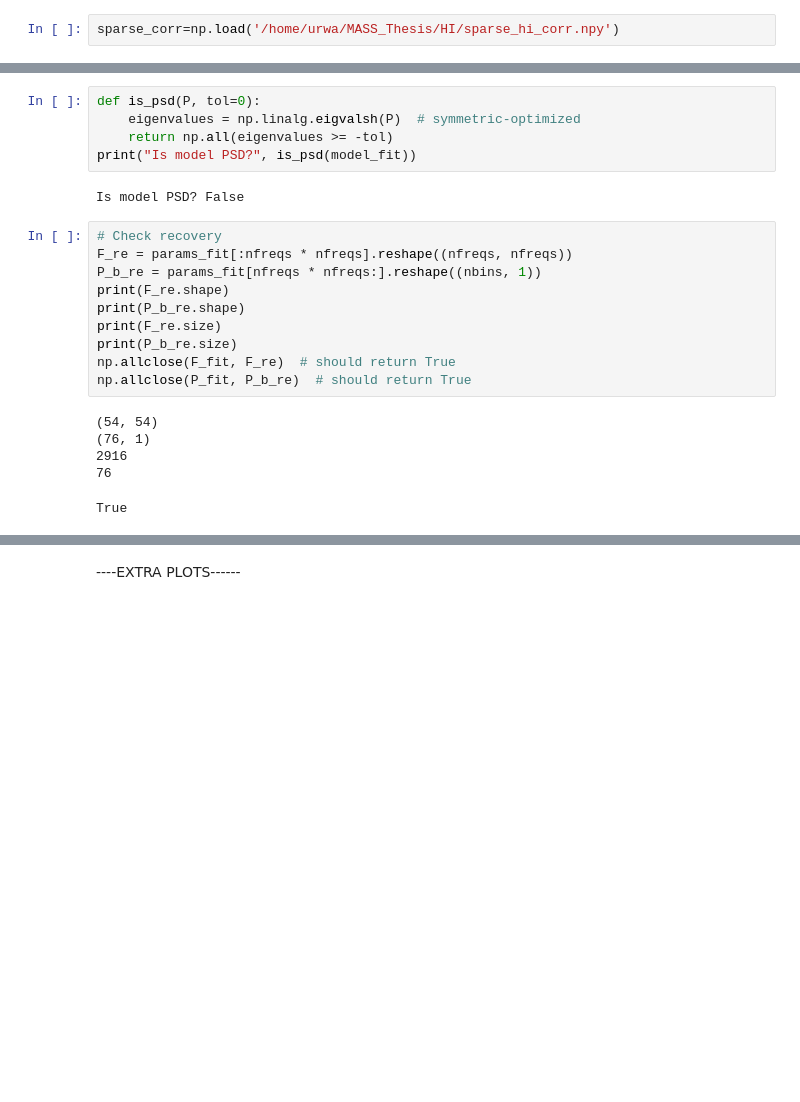
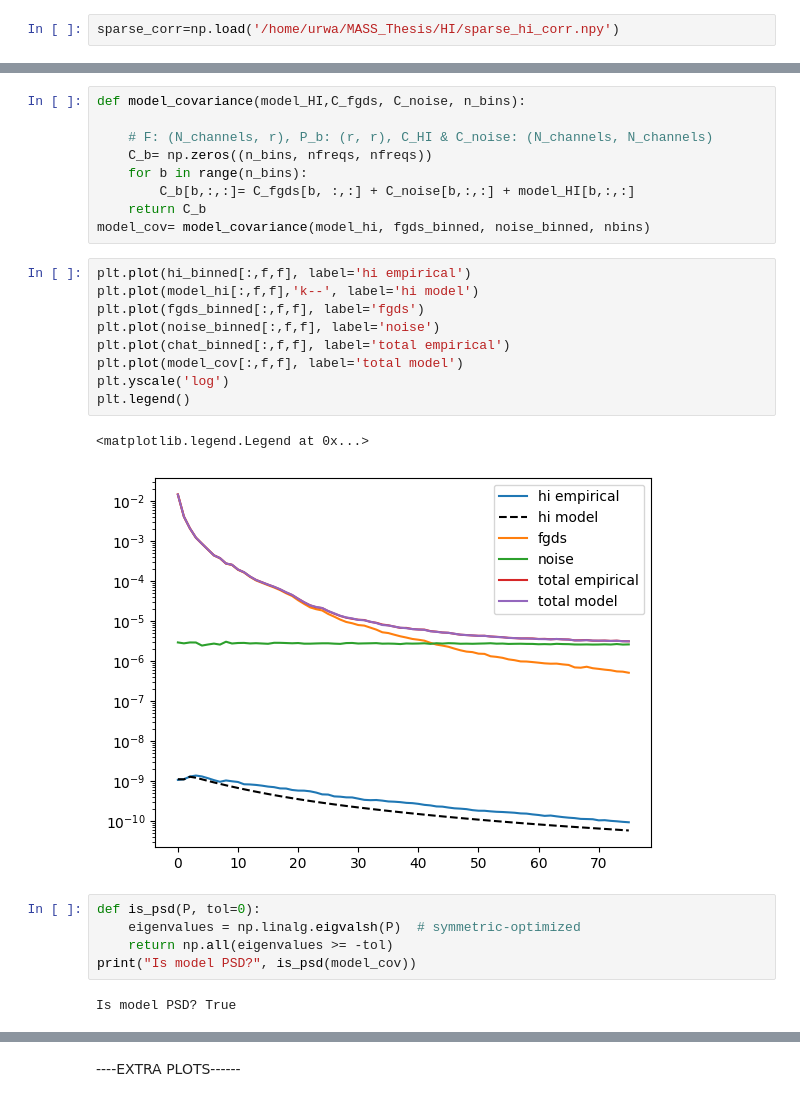
Before and after one commit to urwa99/MASS_Thesis, a Jupyter notebook: HI/parametric_model.ipynb, the cells around one changed output, grey strips where cells are left out. Saved outputs shown, nothing was run; the diff lists cells and outputs as text; blank space fills up the shorter version.

```diff
--- a/HI/parametric_model.ipynb
+++ b/HI/parametric_model.ipynb
@@ -185,24 +187,29 @@ plt.legend()
+# %%
+def model_covariance(model_HI,C_fgds, C_noise, n_bins):
+
+    # F: (N_channels, r), P_b: (r, r), C_HI & C_noise: (N_channels, N_channels)
+    C_b= np.zeros((n_bins, nfreqs, nfreqs))
+    for b in range(n_bins):
+        C_b[b,:,:]= C_fgds[b, :,:] + C_noise[b,:,:] + model_HI[b,:,:]
+    return C_b
+model_cov= model_covariance(model_hi, fgds_binned, noise_binned, nbins)
+# %%
+plt.plot(hi_binned[:,f,f], label='hi empirical')
+plt.plot(model_hi[:,f,f],'k--', label='hi model')
+plt.plot(fgds_binned[:,f,f], label='fgds')
+plt.plot(noise_binned[:,f,f], label='noise')
+plt.plot(chat_binned[:,f,f], label='total empirical')
+plt.plot(model_cov[:,f,f], label='total model')
+plt.yscale('log')
+plt.legend()
+# %% [output]
+<matplotlib.legend.Legend at 0x...>
+[figure, added]
 # %%
 def is_psd(P, tol=0):
     eigenvalues = np.linalg.eigvalsh(P)  # symmetric-optimized
     return np.all(eigenvalues >= -tol)
-print("Is model PSD?", is_psd(model_fit))
+print("Is model PSD?", is_psd(model_cov))
 # %% [output]
-Is model PSD? False
+Is model PSD? True
-# %%
-# Check recovery
-F_re = params_fit[:nfreqs * nfreqs].reshape((nfreqs, nfreqs))
-P_b_re = params_fit[nfreqs * nfreqs:].reshape((nbins, 1))
-print(F_re.shape)
-print(P_b_re.shape)
-print(F_re.size)
-print(P_b_re.size)
-np.allclose(F_fit, F_re)  # should return True
-np.allclose(P_fit, P_b_re)  # should return True
-# %% [output]
-(54, 54)
-(76, 1)
-2916
-76
-True
 # %%
```
Also changed, not shown: parts of 22 cells of this notebook.
